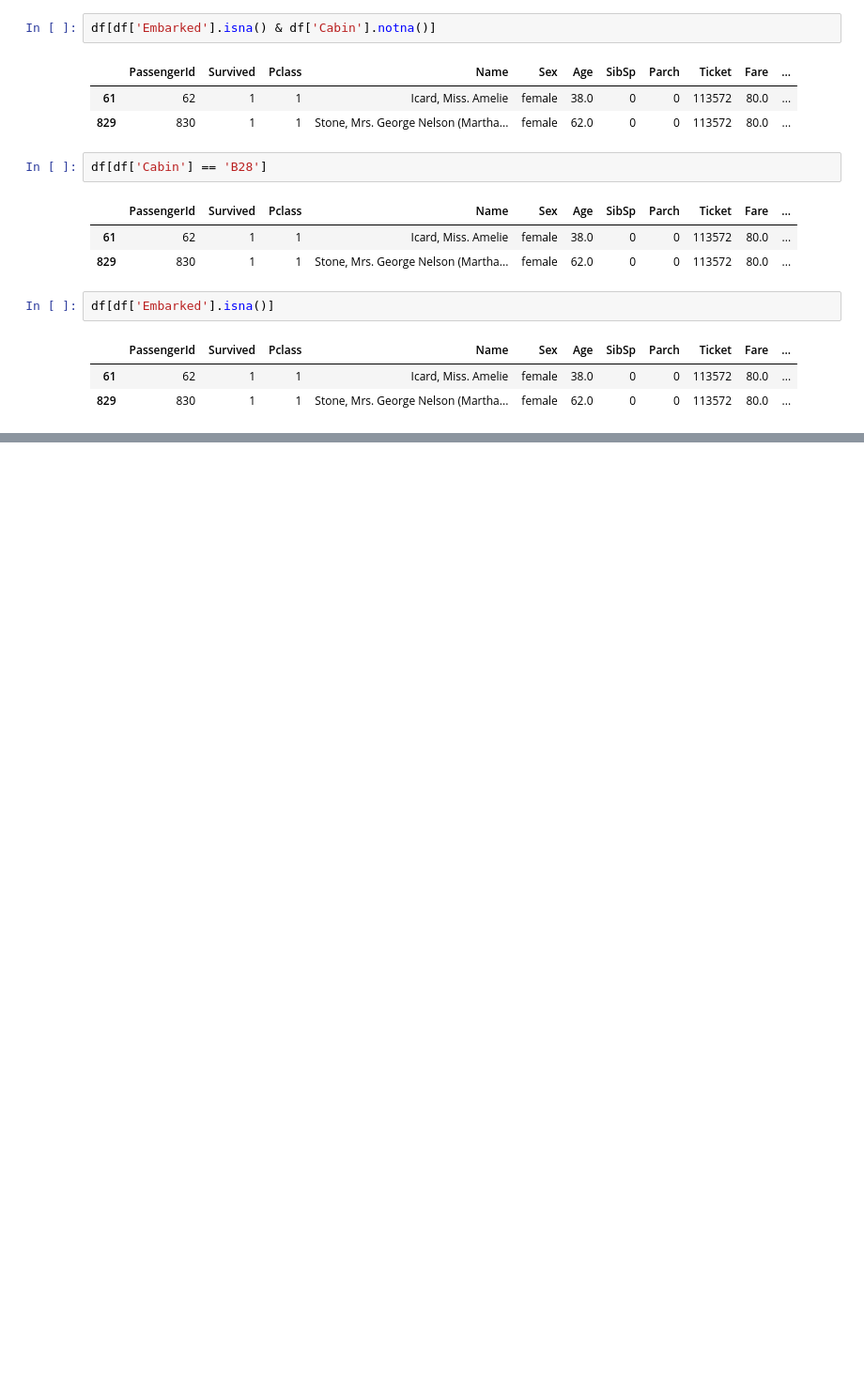
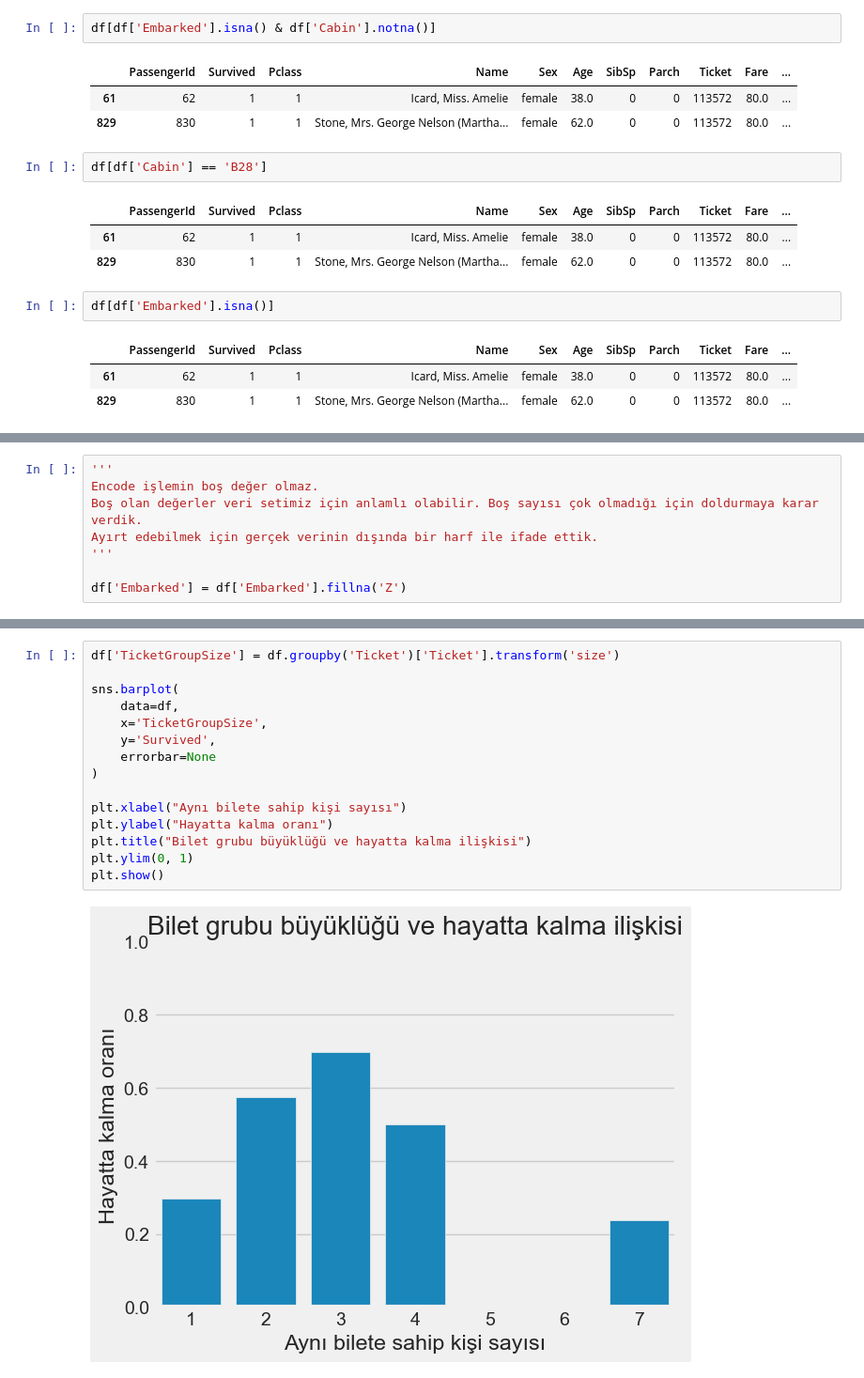
Before and after one commit to tefiq/.github, a Jupyter notebook: tree/main.ipynb, the cells around one changed output, grey strips where cells are left out. Shown at 94% size. Saved outputs shown, nothing was run; the diff lists cells and outputs as text; blank space fills up the shorter version.

Commit message:
Encode bitti. Yeni feature eklendi.

```diff
--- a/tree/main.ipynb
+++ b/tree/main.ipynb
@@ -223,0 +248,8 @@ Günü nasıl kapattık:
+# %%
+'''
+Encode işlemin boş değer olmaz.
+Boş olan değerler veri setimiz için anlamlı olabilir. Boş sayısı çok olmadığı için doldurmaya karar verdik.
+Ayırt edebilmek için gerçek verinin dışında bir harf ile ifade ettik.
+'''
+
+df['Embarked'] = df['Embarked'].fillna('Z')
@@ -223,0 +274,17 @@ Günü nasıl kapattık:
+# %%
+df['TicketGroupSize'] = df.groupby('Ticket')['Ticket'].transform('size')
+
+sns.barplot(
+    data=df,
+    x='TicketGroupSize',
+    y='Survived',
+    errorbar=None
+)
+
+plt.xlabel("Aynı bilete sahip kişi sayısı")
+plt.ylabel("Hayatta kalma oranı")
+plt.title("Bilet grubu büyüklüğü ve hayatta kalma ilişkisi")
+plt.ylim(0, 1)
+plt.show()
+# %% [output]
+[figure, added]
```
Also changed, not shown: parts of 11 cells of this notebook.
